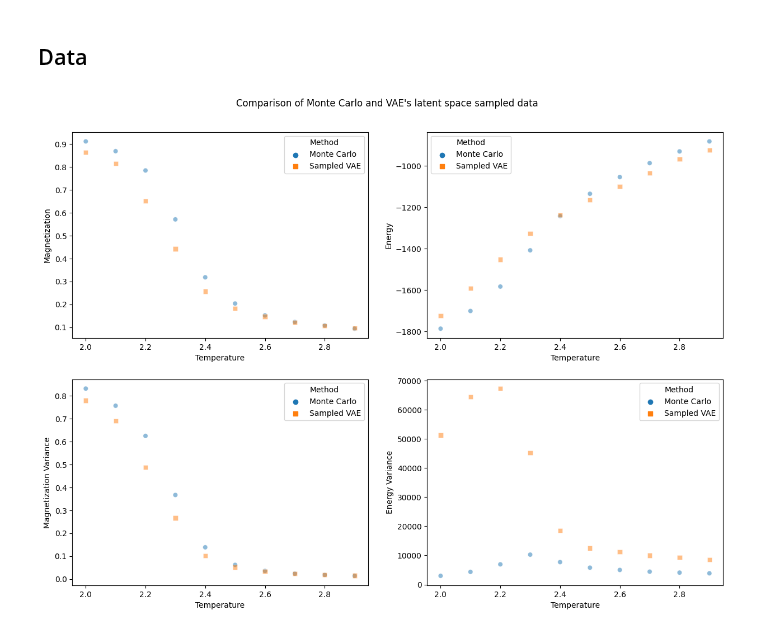
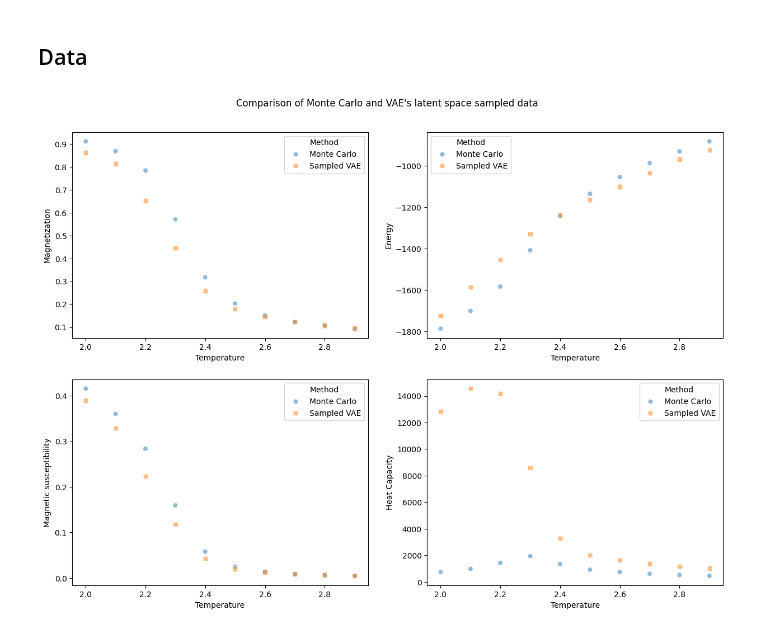
Before and after one commit to pSzyc/Ising, a Jupyter notebook: Model/VAE/VAE_sample.ipynb, the cells around one changed output. Saved outputs shown, nothing was run; the diff lists cells and outputs as text; code cells hidden in the pictures.

```diff
--- a/Model/VAE/VAE_sample.ipynb
+++ b/Model/VAE/VAE_sample.ipynb
@@ -177,8 +177,14 @@ def get_df(data):
     df.drop(columns='image', inplace=True)
     return df
 
-def get_stats(df):
-    return [df['Magnetization'].abs().mean(), df['Energy'].mean(), df['Magnetization'].var(), df['Energy'].var()]
+def get_heat_capacity(df, t):
+    return (1 / t )** 2 * df['Energy'].var()
+
+def get_magnetic_susceptibility(df, t):
+    return df['Magnetization'].var() / t
+
+def get_stats(df, t):
+    return [df['Magnetization'].abs().mean(), df['Energy'].mean(), get_magnetic_susceptibility(df, t), get_heat_capacity(df, t)]
 
 data_list = []
 for temp in temps:
@@ -189,7 +195,7 @@ for temp in temps:
     data_mc = next(iter(train_set))
     data_mc = 2 * data_mc - 1
     df_monte_carlo = get_df(data_mc)
-    mc_stats = get_stats(df_monte_carlo)
+    mc_stats = get_stats(df_monte_carlo, temp)
     mc_stats.extend((temp, "Monte Carlo"))
 
     # Sampled from VAE
@@ -200,20 +206,20 @@ for temp in temps:
     spin_sample = tf.concat(sample_data, axis = 0)
     spin_sample = 2 * np.random.binomial(1, spin_sample) - 1
     df_sampled = get_df(spin_sample)
-    sample_stats = get_stats(df_sampled)
+    sample_stats = get_stats(df_sampled, temp)
     sample_stats.extend((temp, "Sampled VAE"))
 
     data_list.append(mc_stats)
     data_list.append(sample_stats)
 # %%
-df = pd.DataFrame(data_list, columns=['Magnetization', 'Energy', 'Magnetization Variance', 'Energy Variance', 'Temperature', 'Method'])
+df = pd.DataFrame(data_list, columns=['Magnetization', 'Energy', 'Magnetic susceptibility', 'Heat Capacity', 'Temperature', 'Method'])
 df.set_index(keys='Temperature', inplace=True)
 # %%
 plt.figure(figsize=(15, 10))
 plt.suptitle("Comparison of Monte Carlo and VAE's latent space sampled data")
 plt.subplots_adjust(top=0.92)
-for i, column in enumerate(['Magnetization', 'Energy', 'Magnetization Variance', 'Energy Variance']):
+for i, column in enumerate(['Magnetization', 'Energy', 'Magnetic susceptibility', 'Heat Capacity']):
     plt.subplot(2, 2, i + 1)
     sns.scatterplot(data=df, x=df.index, y=column, hue = 'Method', style='Method', markers=['o', 's'], alpha=0.5)
 # %% [output]
-[figure, old version]
+[figure, new version]
```
Also changed, not shown: parts of 2 cells of this notebook, 1 other file.
